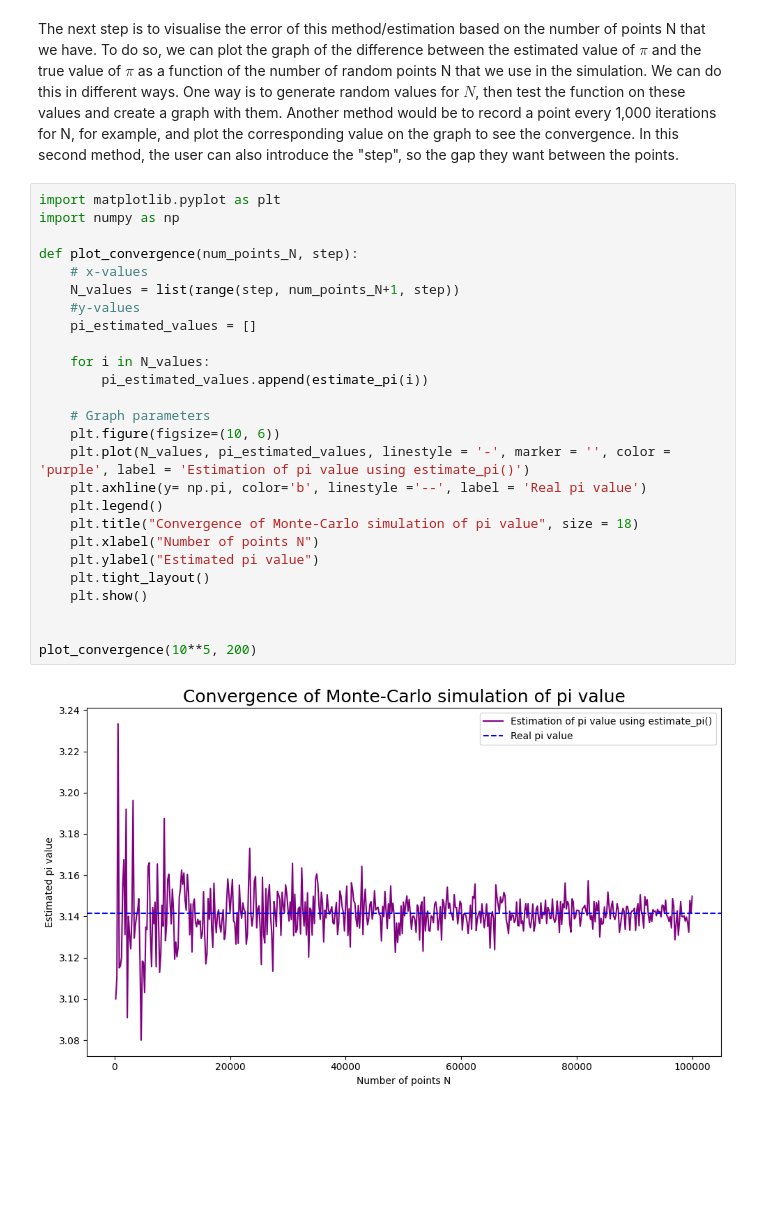
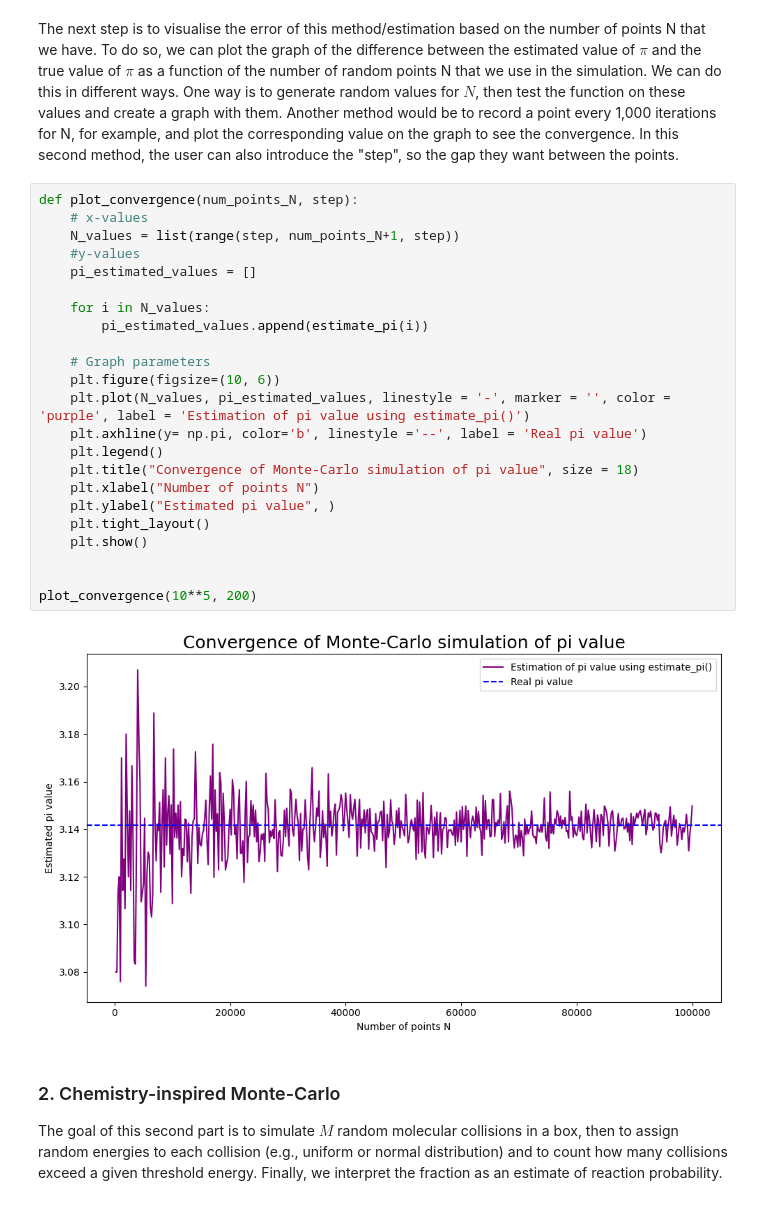
Before and after one commit to clarice-m04/modellinglab, a Jupyter notebook: Assignment1.ipynb, the cells around one changed output. Drawn from its saved outputs; the diff is of its cells as text; blank space fills up the shorter version.

```diff
--- a/Assignment1.ipynb
+++ b/Assignment1.ipynb
@@ -79,30 +78,30 @@ Pi mean value for 10 iterations of the function is 3.141544
 # %% [markdown]
 The next step is to visualise the error of this method/estimation based on the number of points N that we have. To do so, we can plot the graph of the difference between the estimated value of $\pi$ and the true value of $\pi$ as a function of the number of random points N that we use in the simulation. We can do this in different ways. One way is to generate random values for $N$, then test the function on these values and create a graph with them. Another method would be to record a point every 1,000 iterations for N, for example, and plot the corresponding value on the graph to see the convergence. In this second method, the user can also introduce the "step", so the gap they want between the points.
 # %%
-import matplotlib.pyplot as plt
-import numpy as np
-
 def plot_convergence(num_points_N, step):
     # x-values
     N_values = list(range(step, num_points_N+1, step))
     #y-values
     pi_estimated_values = []
 
     for i in N_values:
         pi_estimated_values.append(estimate_pi(i))
 
     # Graph parameters
     plt.figure(figsize=(10, 6))
     plt.plot(N_values, pi_estimated_values, linestyle = '-', marker = '', color = 'purple', label = 'Estimation of pi value using estimate_pi()')
     plt.axhline(y= np.pi, color='b', linestyle ='--', label = 'Real pi value')
     plt.legend()
     plt.title("Convergence of Monte-Carlo simulation of pi value", size = 18)
     plt.xlabel("Number of points N")
-    plt.ylabel("Estimated pi value")
+    plt.ylabel("Estimated pi value", )
     plt.tight_layout()
     plt.show()
 
 
 plot_convergence(10**5, 200)
 # %% [output]
-[figure, old version]
+[figure, new version]
+# %% [markdown]
+### 2. Chemistry-inspired Monte-Carlo
+The goal of this second part is to simulate $M$ random molecular collisions in a box, then to assign random energies to each collision (e.g., uniform or normal distribution) and to count how many collisions exceed a given threshold energy. Finally, we interpret the fraction as an estimate of reaction probability.
```
Also changed, not shown: parts of 6 cells of this notebook.
